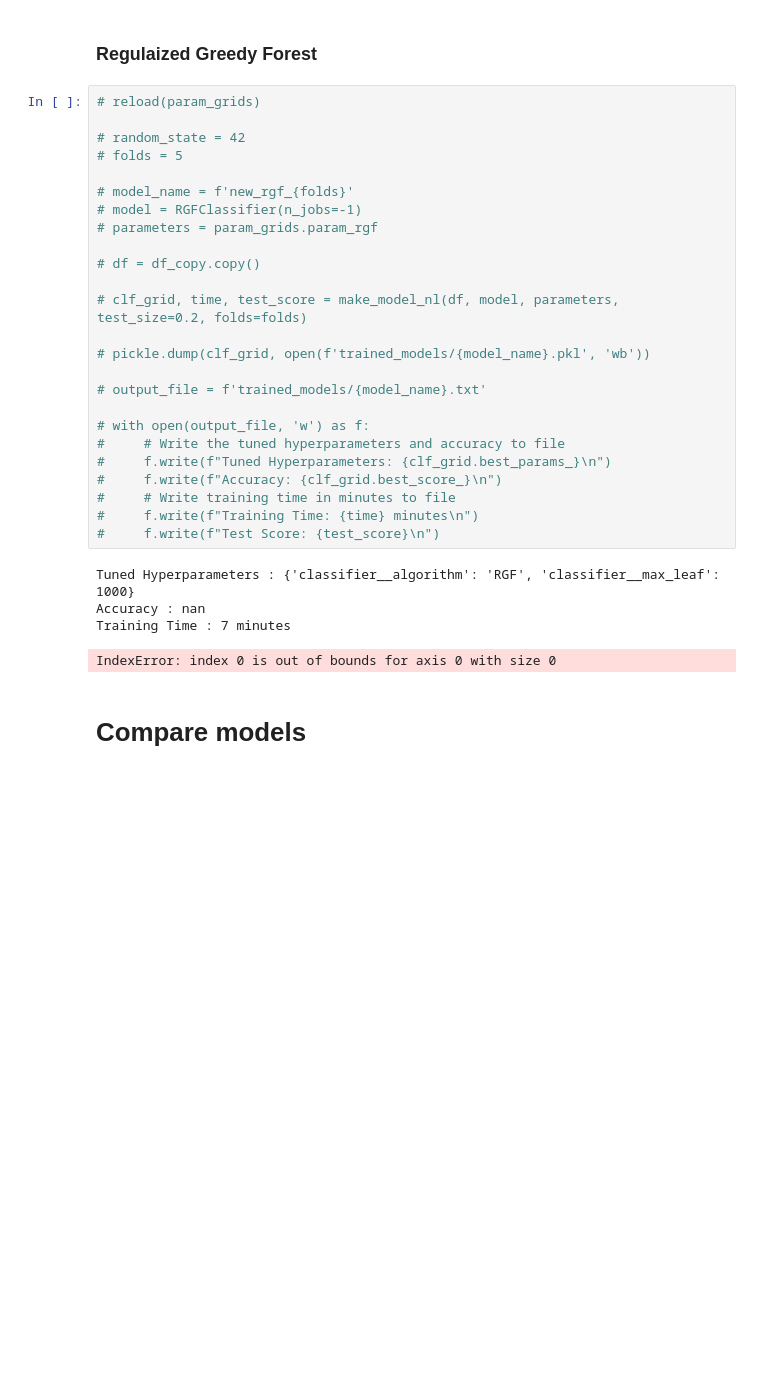
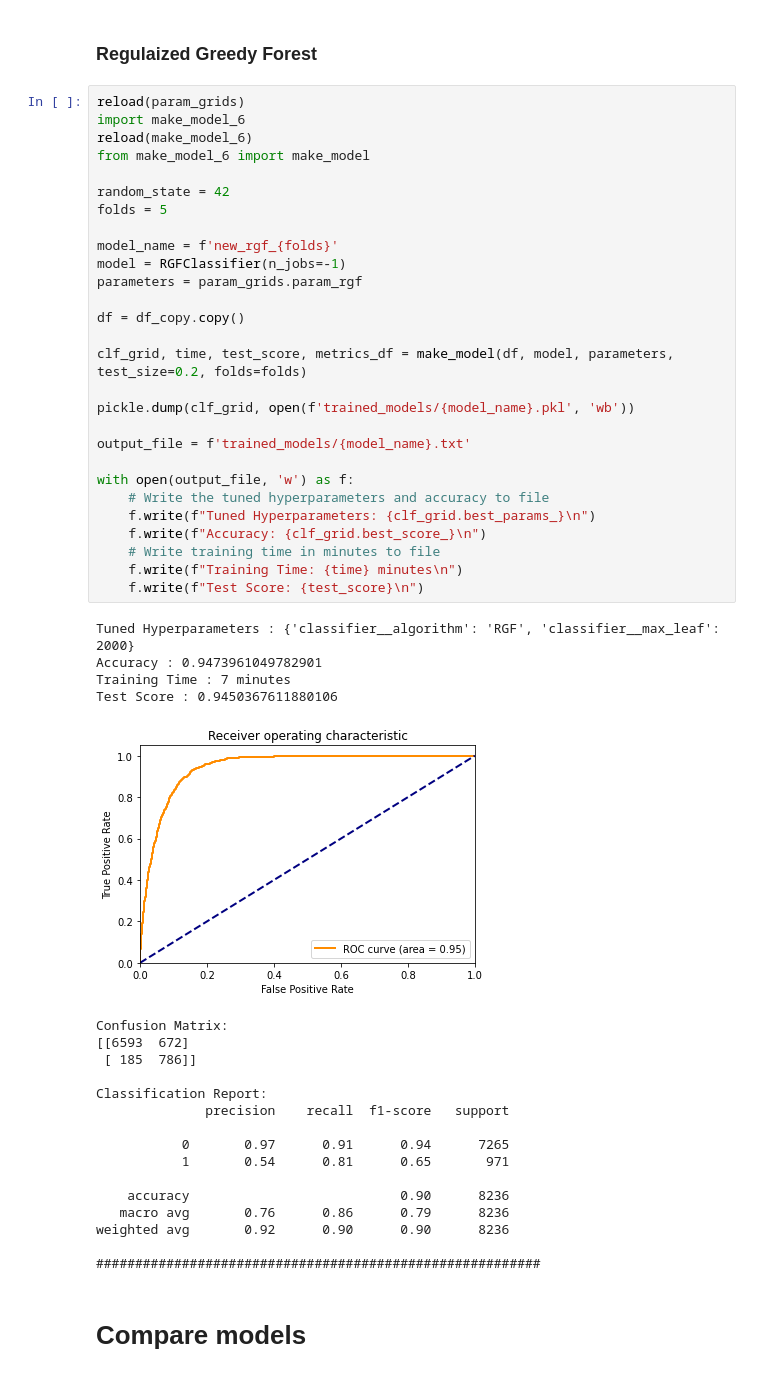
Before and after one commit to gitkym/uvs_bank_marketing_project, a Jupyter notebook: decision_trees.ipynb, the cells around one changed output. Drawn from its saved outputs; the diff is of its cells as text; blank space fills up the shorter version.

```diff
--- a/decision_trees.ipynb
+++ b/decision_trees.ipynb
@@ -400,35 +397,54 @@ Test Score : 0.9261904674732602
 # %% [markdown]
 ### Regulaized Greedy Forest
 # %%
-# reload(param_grids)
+reload(param_grids)
+import make_model_6
+reload(make_model_6)
+from make_model_6 import make_model
 
-# random_state = 42
-# folds = 5
+random_state = 42
+folds = 5
 
-# model_name = f'new_rgf_{folds}'
-# model = RGFClassifier(n_jobs=-1)
-# parameters = param_grids.param_rgf
+model_name = f'new_rgf_{folds}'
+model = RGFClassifier(n_jobs=-1)
+parameters = param_grids.param_rgf
 
-# df = df_copy.copy()
+df = df_copy.copy()
 
-# clf_grid, time, test_score = make_model_nl(df, model, parameters, test_size=0.2, folds=folds)
+clf_grid, time, test_score, metrics_df = make_model(df, model, parameters, test_size=0.2, folds=folds)
 
-# pickle.dump(clf_grid, open(f'trained_models/{model_name}.pkl', 'wb'))
+pickle.dump(clf_grid, open(f'trained_models/{model_name}.pkl', 'wb'))
 
-# output_file = f'trained_models/{model_name}.txt'
+output_file = f'trained_models/{model_name}.txt'
 
-# with open(output_file, 'w') as f:
-#     # Write the tuned hyperparameters and accuracy to file
-#     f.write(f"Tuned Hyperparameters: {clf_grid.best_params_}\n")
-#     f.write(f"Accuracy: {clf_grid.best_score_}\n")
-#     # Write training time in minutes to file
-#     f.write(f"Training Time: {time} minutes\n")
-#     f.write(f"Test Score: {test_score}\n")
+with open(output_file, 'w') as f:
+    # Write the tuned hyperparameters and accuracy to file
+    f.write(f"Tuned Hyperparameters: {clf_grid.best_params_}\n")
+    f.write(f"Accuracy: {clf_grid.best_score_}\n")
+    # Write training time in minutes to file
+    f.write(f"Training Time: {time} minutes\n")
+    f.write(f"Test Score: {test_score}\n")
 # %% [output]
-Tuned Hyperparameters : {'classifier__algorithm': 'RGF', 'classifier__max_leaf': 1000}
-Accuracy : nan
+Tuned Hyperparameters : {'classifier__algorithm': 'RGF', 'classifier__max_leaf': 2000}
+Accuracy : 0.9473961049782901
 Training Time : 7 minutes
+Test Score : 0.9450367611880106
+[figure, added]
-IndexError: index 0 is out of bounds for axis 0 with size 0
+Confusion Matrix:
+[[6593  672]
+ [ 185  786]]
+
+Classification Report:
+              precision    recall  f1-score   support
+
+           0       0.97      0.91      0.94      7265
+           1       0.54      0.81      0.65       971
+
+    accuracy                           0.90      8236
+   macro avg       0.76      0.86      0.79      8236
+weighted avg       0.92      0.90      0.90      8236
+
+#########################################################
 # %% [markdown]
 # Compare models
 # %% [markdown]
```
Also changed, not shown: parts of 13 cells of this notebook, 28 other files.
